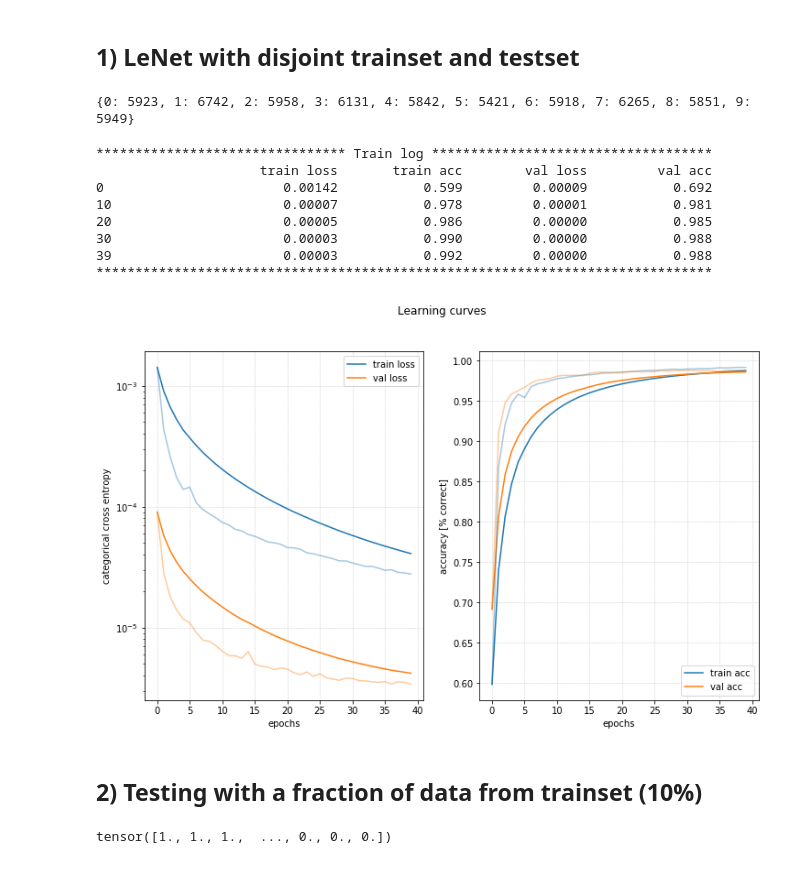
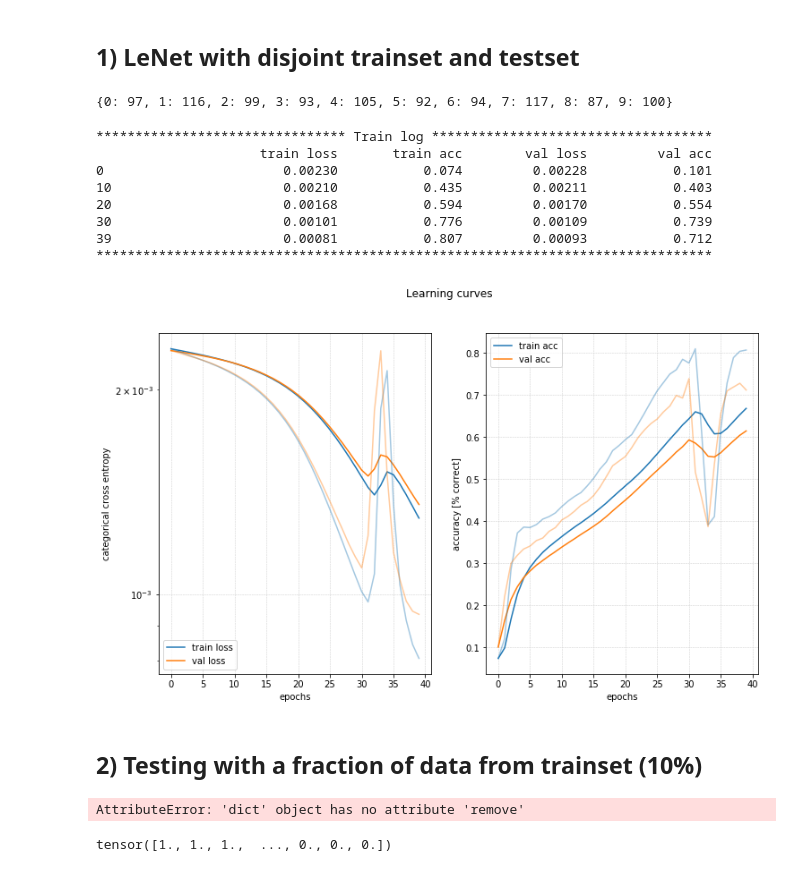
Before and after one commit to palexlee/DeepWololo, a Jupyter notebook: baseline.ipynb, the cells around one changed output. Drawn from its saved outputs; the diff is of its cells as text; code cells hidden in the pictures.

```diff
--- a/baseline.ipynb
+++ b/baseline.ipynb
@@ -24,7 +24,7 @@ torch.__version__
 # %% [output]
 '0.4.1'
 # %%
-train_input, train_target, test_input, test_target = load_data(cifar=False, normalize=True, flatten=False, full=True)
+train_input, train_target, test_input, test_target = load_data(cifar=False, normalize=True, flatten=False, full=False)
 train_target = train_target.long()
 test_target = test_target.long()
 # %% [output]
@@ -101,28 +59,28 @@ unique, counts = np.unique(target_classes, return_counts=True)
 print(dict(zip(unique, counts)))
 crossEntropyClassesWeigths = Tensor(counts/len(target_classes))
 # %% [output]
-{0: 5923, 1: 6742, 2: 5958, 3: 6131, 4: 5842, 5: 5421, 6: 5918, 7: 6265, 8: 5851, 9: 5949}
+{0: 97, 1: 116, 2: 99, 3: 93, 4: 105, 5: 92, 6: 94, 7: 117, 8: 87, 9: 100}
 # %%
 crit_fun = lambda input_, target : (input_, target)
 y_hat_fun = lambda y: y.argmax(1)
 
-LeNet = LeNet_gen()
+net = LeNet()
 loss_fun = nn.CrossEntropyLoss(weight=crossEntropyClassesWeigths)
 learning_rate = 0.05
 
-mt = ModelTrainer(LeNet, loss_fun, optim.SGD(LeNet.parameters(), lr=learning_rate), y_hat_fun, crit_fun)
+mt = ModelTrainer(net, loss_fun, optim.SGD(net.parameters(), lr=learning_rate), y_hat_fun, crit_fun)
 hist = mt.fit(train_dataset, test_dataset, epochs=40, batch_size=1000, verbose=10)
 mt.plot_training("Learning curves")
 # %% [output]
 ******************************** Train log ************************************
                      train loss       train acc        val loss         val acc
-0                       0.00142           0.599         0.00009           0.692
-10                      0.00007           0.978         0.00001           0.981
-20                      0.00005           0.986         0.00000           0.985
-30                      0.00003           0.990         0.00000           0.988
-39                      0.00003           0.992         0.00000           0.988
+0                       0.00230           0.074         0.00228           0.101
+10                      0.00210           0.435         0.00211           0.403
+20                      0.00168           0.594         0.00170           0.554
+30                      0.00101           0.776         0.00109           0.739
+39                      0.00081           0.807         0.00093           0.712
 *******************************************************************************
-[figure, old version]
+[figure, new version]
 # %% [markdown]
 ## 2) Testing with a fraction of data from trainset (10%)
 # %%
@@ -208,5 +115,7 @@ def generate_dataset_g(model, train_dataset, test_dataset, layers, layer_names,
 # %%
-g_train, g_test = generate_dataset_g(LeNet, train_dataset, test_dataset, [LeNet.conv2], ['conv 2'])
+g_train, g_test = generate_dataset_g(net, train_dataset, test_dataset, [net.conv2], ['conv 2'])
+# %% [output]
+AttributeError: 'dict' object has no attribute 'remove'
 # %%
 g_train[1]
 # %% [output]
```
Also changed, not shown: parts of 7 cells of this notebook, 1 other file.
